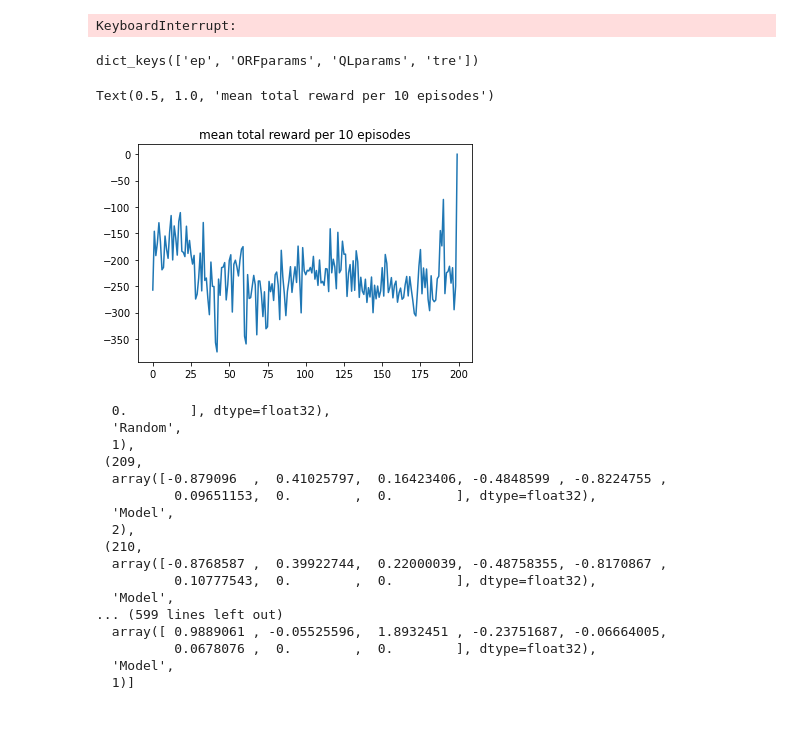
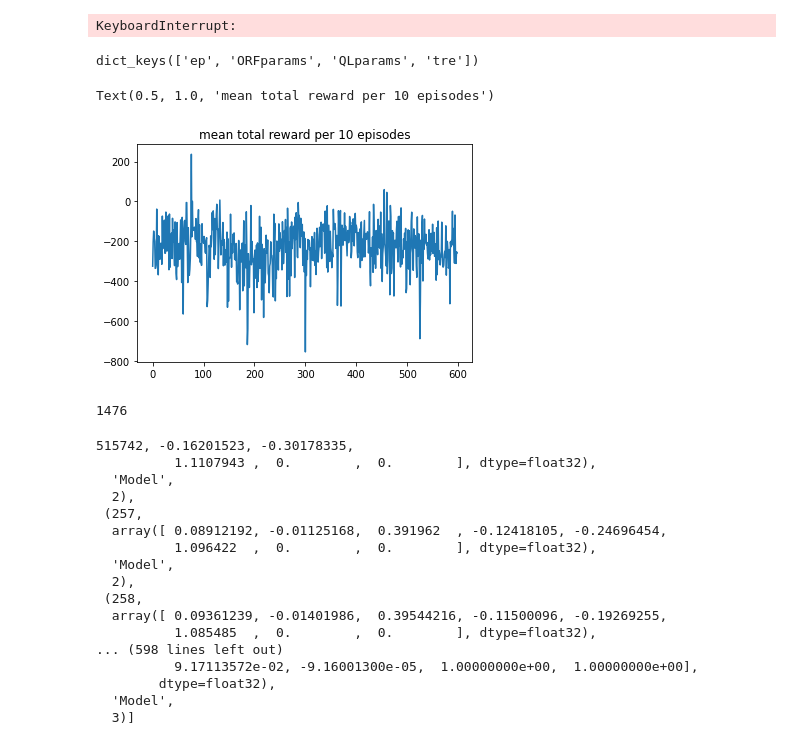
Before and after one commit to joosung-min/Q-Learning-with-Online-Trees, a Jupyter notebook: LunarLander/ORF_LunarLander_v1.ipynb, the cells around one changed output. Saved outputs shown, nothing was run; the diff lists cells and outputs as text; code cells hidden in the pictures.

```diff
--- a/LunarLander/ORF_LunarLander_v1.ipynb
+++ b/LunarLander/ORF_LunarLander_v1.ipynb
@@ -202,7 +202,7 @@ memory = deque(maxlen=10000)
 n_episode = 50
 replay_size = 32
 
-ORFparams = {'minSamples': replay_size*2, 'minGain': 0.1, 'xrng': None, 'maxDepth': 15, 'numTrees': 5, 'maxTrees': 30} # numTrees -> 30 after 100 iters. 25 restarts
+ORFparams = {'minSamples': replay_size*2, 'minGain': 0.1, 'xrng': None, 'maxDepth': 15, 'numTrees': 5, 'maxTrees': 30, 'gamma'=0.05}
 
 dqn = ORF_DQN(n_state, n_action, replay_size, ORFparams)
 
@@ -286,53 +286,57 @@ action_space = do nothing(0), fire left engine(1), fire mian engine(2), fire rig
 # %%
 import pickle
 import matplotlib.pyplot as plt
 
-with open("lunar_noModifiedReward201128_99.p", "rb") as file:
+with open("lunar_noModifiedReward201129_1.p", "rb") as file:
     myEnv = pickle.load(file)
 
 print(myEnv.keys())
 total_reward_episode = myEnv["tre"]
 ep = myEnv["ep"]
 n_episode = len(total_reward_episode)
 
-per_h = [0] * int(n_episode/10)
-j = list(range(1, int(n_episode), 10))
+per_h = [0] * int(n_episode/100)
+j = list(range(1, int(n_episode), 100))
 for i in range(1,len(j)):
     aa = total_reward_episode[j[(i-1)]: j[(i)]]
     per_h[(i-1)] = sum(aa)/len(aa)
 
-plt.plot(per_h)
+plt.plot(total_reward_episode[1400:1999])
 plt.title("mean total reward per 10 episodes")
 
 # plt.figure(figsize=(10,5))
 # plt.subplot(1,2,1)
 # plt.plot(c_frame["mean"])
 # plt.title("mean cumulative reward (10 times)")
 
 # plt.subplot(1,2,2)
 # plt.plot(per_h)
 # plt.title("mean total reward per 10 episodes")
 # %% [output]
 dict_keys(['ep', 'ORFparams', 'QLparams', 'tre'])
 Text(0.5, 1.0, 'mean total reward per 10 episodes')
-[figure, old version]
+[figure, new version]
+# %%
+total_reward_episode.index(max(total_reward_episode))
+# %% [output]
+1476
 # %%
-ep[1999]
+ep[1476]
 # %% [output]
-  0.        ], dtype=float32),
-  'Random',
-  1),
- (209,
-  array([-0.879096  ,  0.41025797,  0.16423406, -0.4848599 , -0.8224755 ,
-          0.09651153,  0.        ,  0.        ], dtype=float32),
+515742, -0.16201523, -0.30178335,
+          1.1107943 ,  0.        ,  0.        ], dtype=float32),
   'Model',
   2),
- (210,
-  array([-0.8768587 ,  0.39922744,  0.22000039, -0.48758355, -0.8170867 ,
-          0.10777543,  0.        ,  0.        ], dtype=float32),
+ (257,
+  array([ 0.08912192, -0.01125168,  0.391962  , -0.12418105, -0.24696454,
+          1.096422  ,  0.        ,  0.        ], dtype=float32),
   'Model',
-... (599 lines left out)
-  array([ 0.9889061 , -0.05525596,  1.8932451 , -0.23751687, -0.06664005,
-          0.0678076 ,  0.        ,  0.        ], dtype=float32),
+  2),
+ (258,
+  array([ 0.09361239, -0.01401986,  0.39544216, -0.11500096, -0.19269255,
+          1.085485  ,  0.        ,  0.        ], dtype=float32),
+... (598 lines left out)
+          9.17113572e-02, -9.16001300e-05,  1.00000000e+00,  1.00000000e+00],
+        dtype=float32),
   'Model',
-  1)]
+  3)]
```
